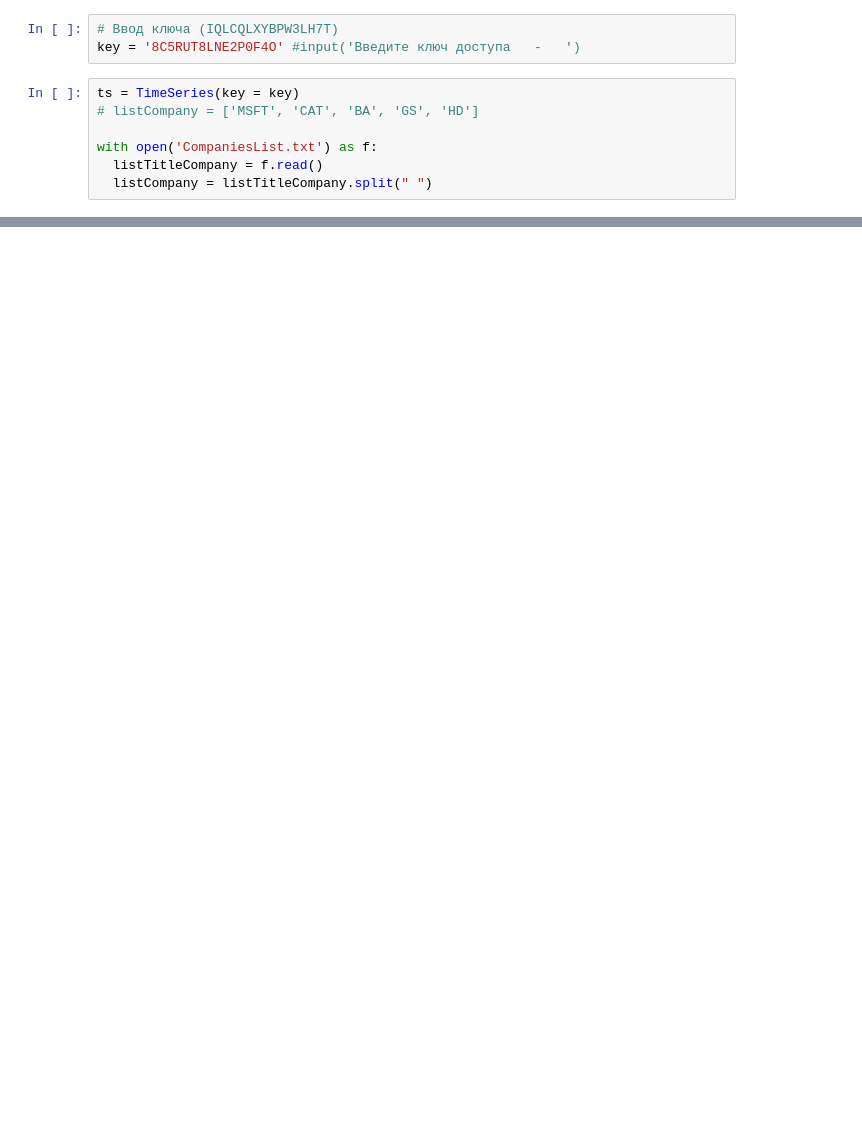
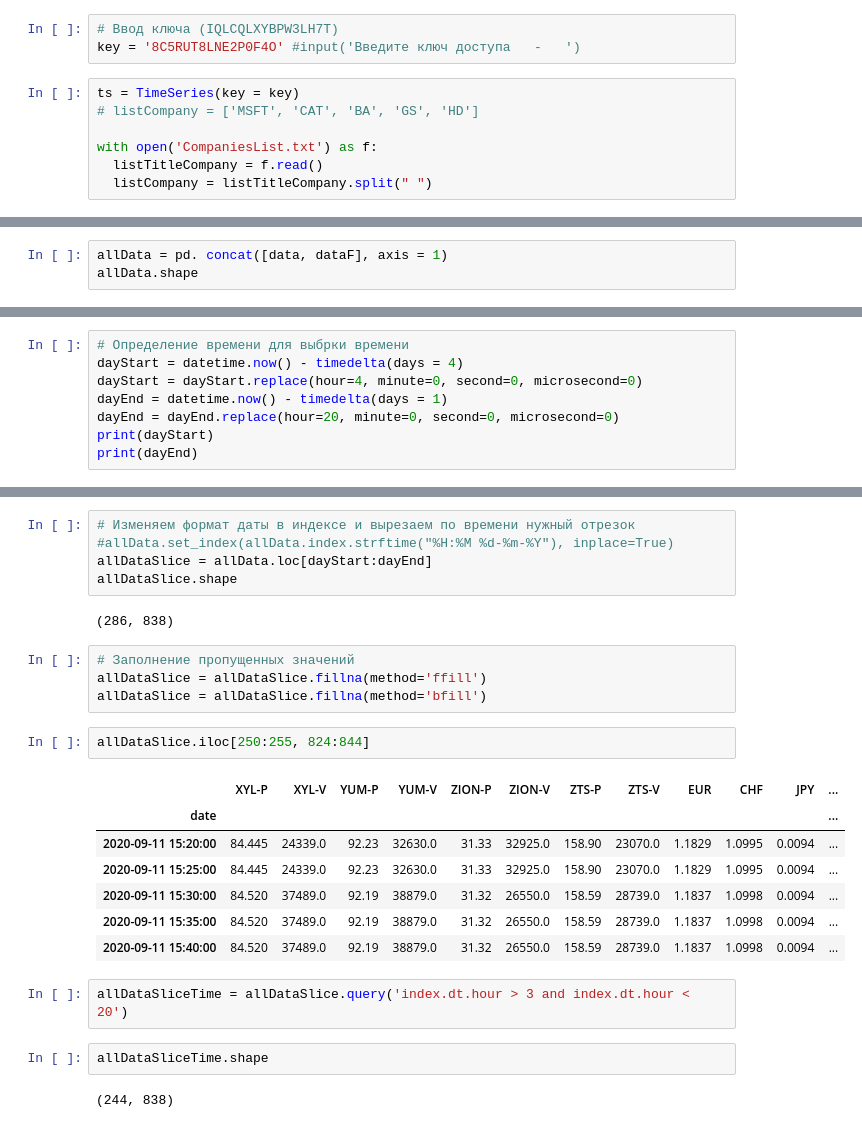
Before and after one commit to UrukHan/NeuroNetStockQuotes, a Jupyter notebook: AlphaVintageApi.ipynb, the cells around one changed output, grey strips where cells are left out. Drawn from its saved outputs; the diff is of its cells as text; blank space fills up the shorter version.

```diff
--- a/AlphaVintageApi.ipynb
+++ b/AlphaVintageApi.ipynb
@@ -104,0 +142,3 @@ ZION (861, 2)   ZTS (856, 2)
+# %%
+allData = pd. concat([data, dataF], axis = 1)
+allData.shape
@@ -104,0 +147,8 @@ ZION (861, 2)   ZTS (856, 2)
+# %%
+# Определение времени для выбрки времени
+dayStart = datetime.now() - timedelta(days = 4)
+dayStart = dayStart.replace(hour=4, minute=0, second=0, microsecond=0)
+dayEnd = datetime.now() - timedelta(days = 1)
+dayEnd = dayEnd.replace(hour=20, minute=0, second=0, microsecond=0)
+print(dayStart)
+print(dayEnd)
@@ -105 +158,28 @@ ZION (861, 2)   ZTS (856, 2)
+# %%
+# Изменяем формат даты в индексе и вырезаем по времени нужный отрезок
+#allData.set_index(allData.index.strftime("%H:%M %d-%m-%Y"), inplace=True)
+allDataSlice = allData.loc[dayStart:dayEnd]
+allDataSlice.shape
+# %% [output]
+(286, 838)
+# %%
+# Заполнение пропущенных значений
+allDataSlice = allDataSlice.fillna(method='ffill')
+allDataSlice = allDataSlice.fillna(method='bfill')
+# %%
+allDataSlice.iloc[250:255, 824:844]
+# %% [output]
+|  | XYL-P | XYL-V | YUM-P | YUM-V | ZION-P | ZION-V | ZTS-P | ZTS-V | EUR | CHF | JPY | ... |
+| date |  |  |  |  |  |  |  |  |  |  |  | ... |
+| 2020-09-11 15:20:00 | 84.445 | 24339.0 | 92.23 | 32630.0 | 31.33 | 32925.0 | 158.90 | 23070.0 | 1.1829 | 1.0995 | 0.0094 | ... |
+| 2020-09-11 15:25:00 | 84.445 | 24339.0 | 92.23 | 32630.0 | 31.33 | 32925.0 | 158.90 | 23070.0 | 1.1829 | 1.0995 | 0.0094 | ... |
+| 2020-09-11 15:30:00 | 84.520 | 37489.0 | 92.19 | 38879.0 | 31.32 | 26550.0 | 158.59 | 28739.0 | 1.1837 | 1.0998 | 0.0094 | ... |
+| 2020-09-11 15:35:00 | 84.520 | 37489.0 | 92.19 | 38879.0 | 31.32 | 26550.0 | 158.59 | 28739.0 | 1.1837 | 1.0998 | 0.0094 | ... |
+| 2020-09-11 15:40:00 | 84.520 | 37489.0 | 92.19 | 38879.0 | 31.32 | 26550.0 | 158.59 | 28739.0 | 1.1837 | 1.0998 | 0.0094 | ... |
+# %%
+allDataSliceTime = allDataSlice.query('index.dt.hour > 3 and index.dt.hour < 20')
+# %%
+allDataSliceTime.shape
+# %% [output]
+(244, 838)
 # %%
```
Also changed, not shown: parts of 18 cells of this notebook.
